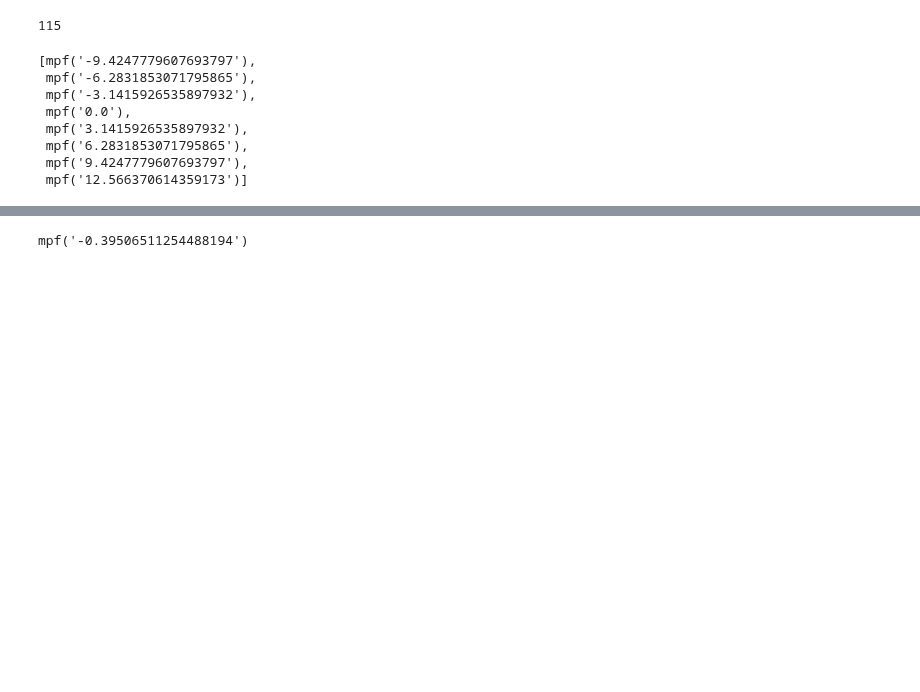
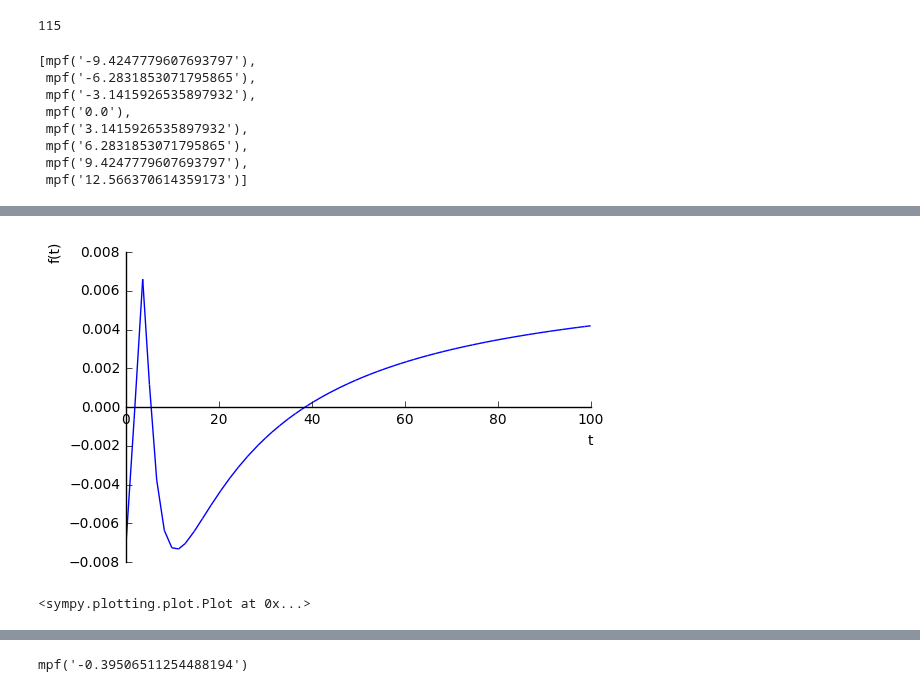
Before and after one commit to ergs/sandbox, a Jupyter notebook: Chebyshev2.ipynb, the cells around one changed output, grey strips where cells are left out. Cells and saved outputs as stored; diff of their text form; code cells hidden in the pictures; blank space fills up the shorter version.

```diff
--- a/Chebyshev2.ipynb
+++ b/Chebyshev2.ipynb
@@ -138 +161,7 @@ plot(rat_func - exp(-t), (t, 0, 100))
 ... (14 outputs left out)
+# %%
+correct_rat_func2 = (9.92641e-1 + -1.88332e-1*t + 4.21096e-3*t**2)/(1 + 6.69295e-1*t + 5.72258e-1*t**2)
+plot(correct_rat_func2 - exp(-t), (t, 0, 100))
+# %% [output]
+[figure, added]
+<sympy.plotting.plot.Plot at 0x...>
```
Also changed, not shown: parts of 5 cells of this notebook.
